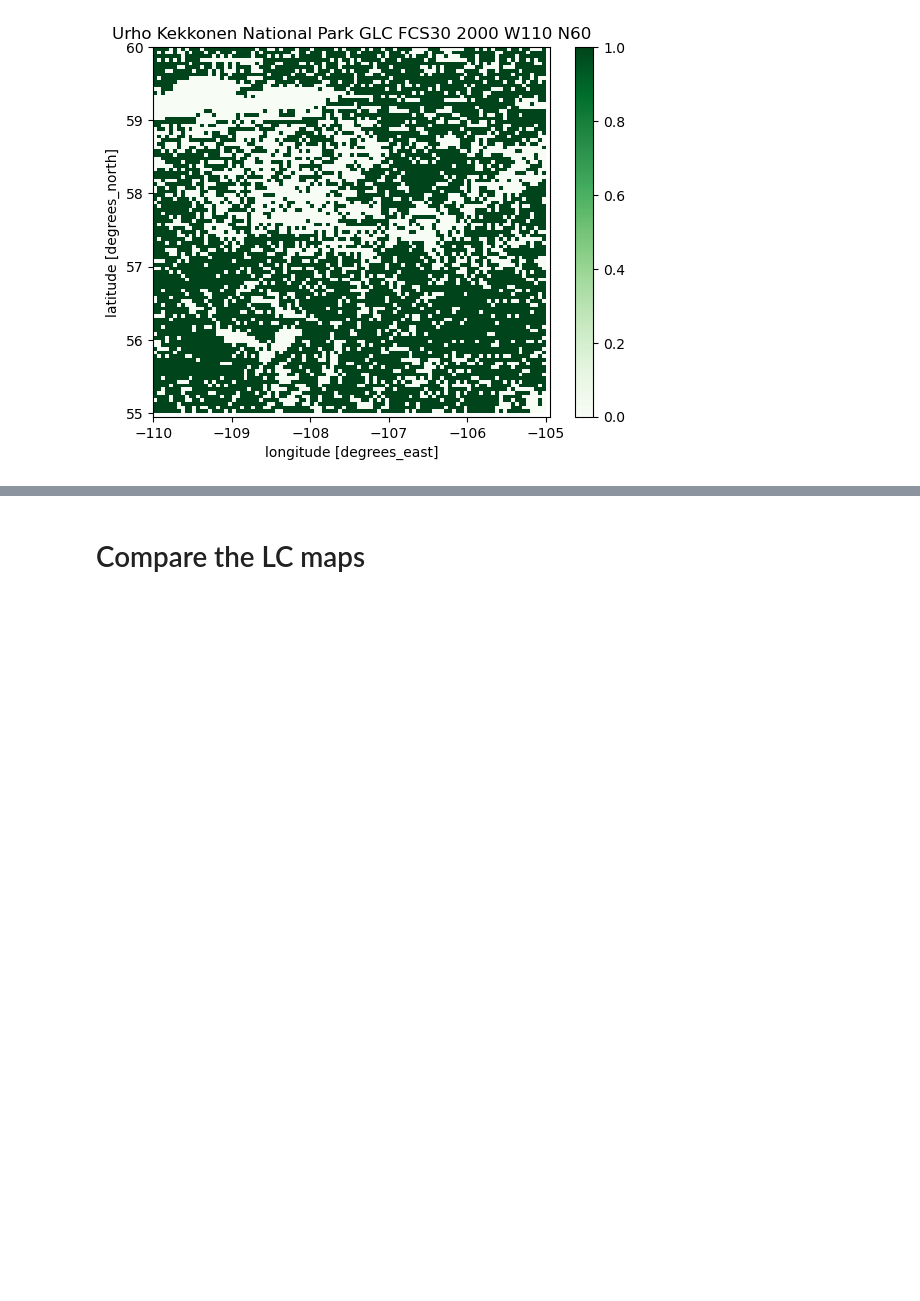
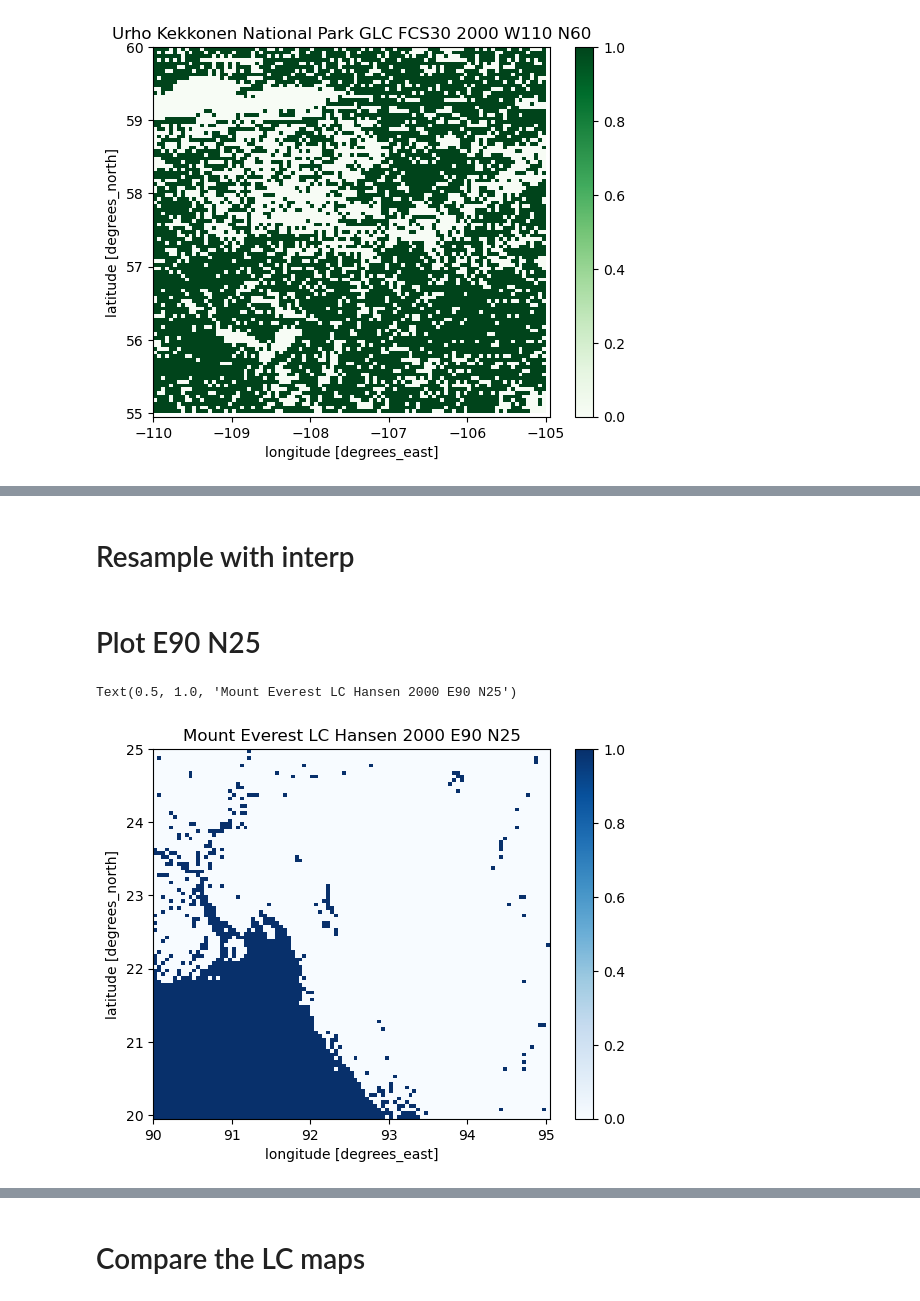
Before and after one commit to MinttuPekkala/Unibe_transmissivity_maps, a Jupyter notebook: Land_cover_differences.ipynb, the cells around one changed output, grey strips where cells are left out. Cells and saved outputs as stored; diff of their text form; code cells hidden in the pictures; blank space fills up the shorter version.

```diff
--- a/Land_cover_differences.ipynb
+++ b/Land_cover_differences.ipynb
@@ -324,0 +456,2 @@ Text(0.5, 1.0, 'Urho Kekkonen National Park GLC FCS30 2000 W110 N60')
+# %% [markdown]
+# Resample with interp
@@ -324,0 +467,14 @@ Text(0.5, 1.0, 'Urho Kekkonen National Park GLC FCS30 2000 W110 N60')
+# %% [markdown]
+# Plot E90 N25
+# %%
+subset = maskLCHansen20002snow.rio.clip_box(
+    minx=90.0,
+    miny=19.999797465533923,
+    maxx=95.00020253446608,
+    maxy=25.0
+)
+subset.plot(cmap='Blues')
+pyplot.title("Mount Everest LC Hansen 2000 E90 N25")
+# %% [output]
+Text(0.5, 1.0, 'Mount Everest LC Hansen 2000 E90 N25')
+[figure, added]
```
Also changed, not shown: parts of 53 cells of this notebook, 1 other file.
